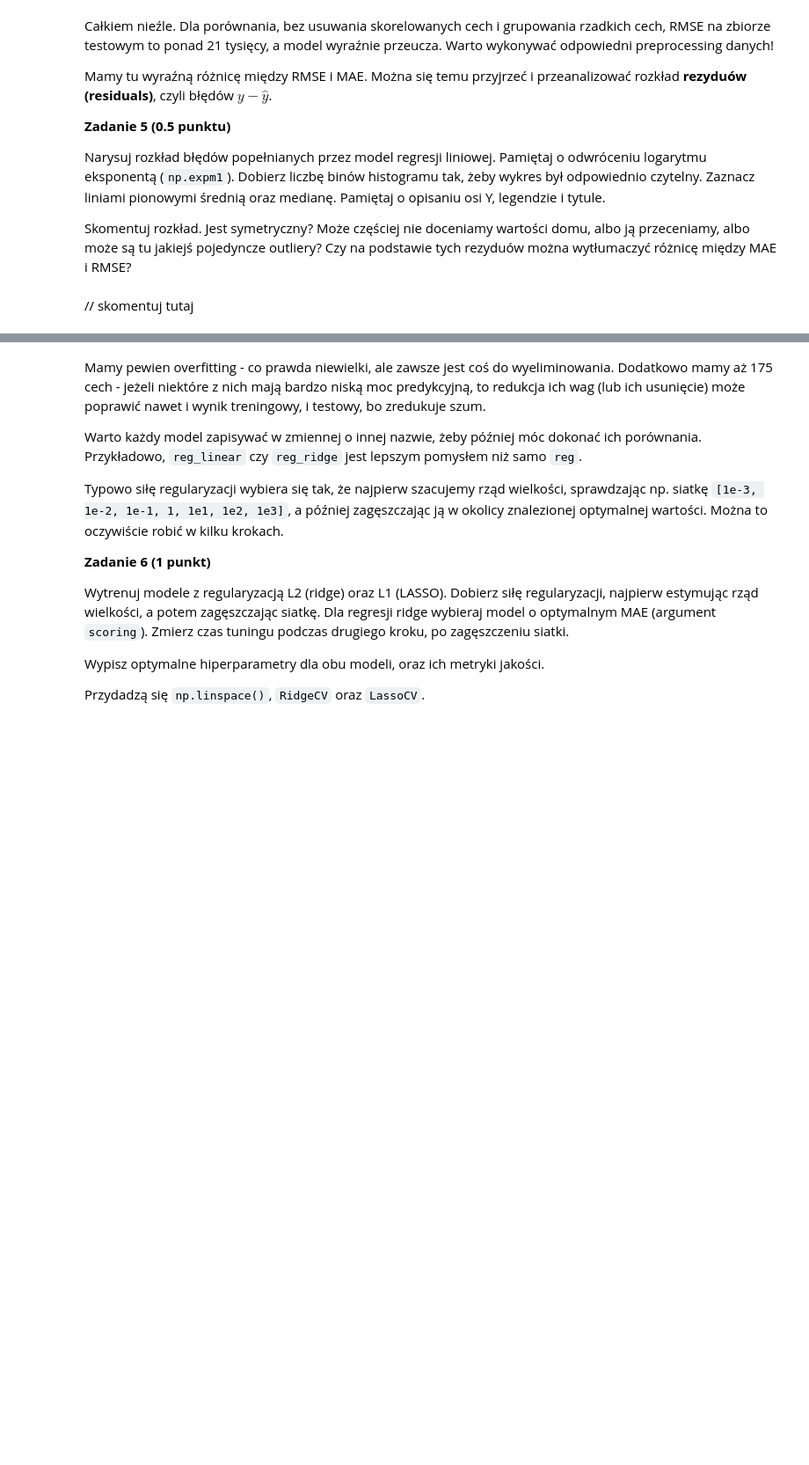
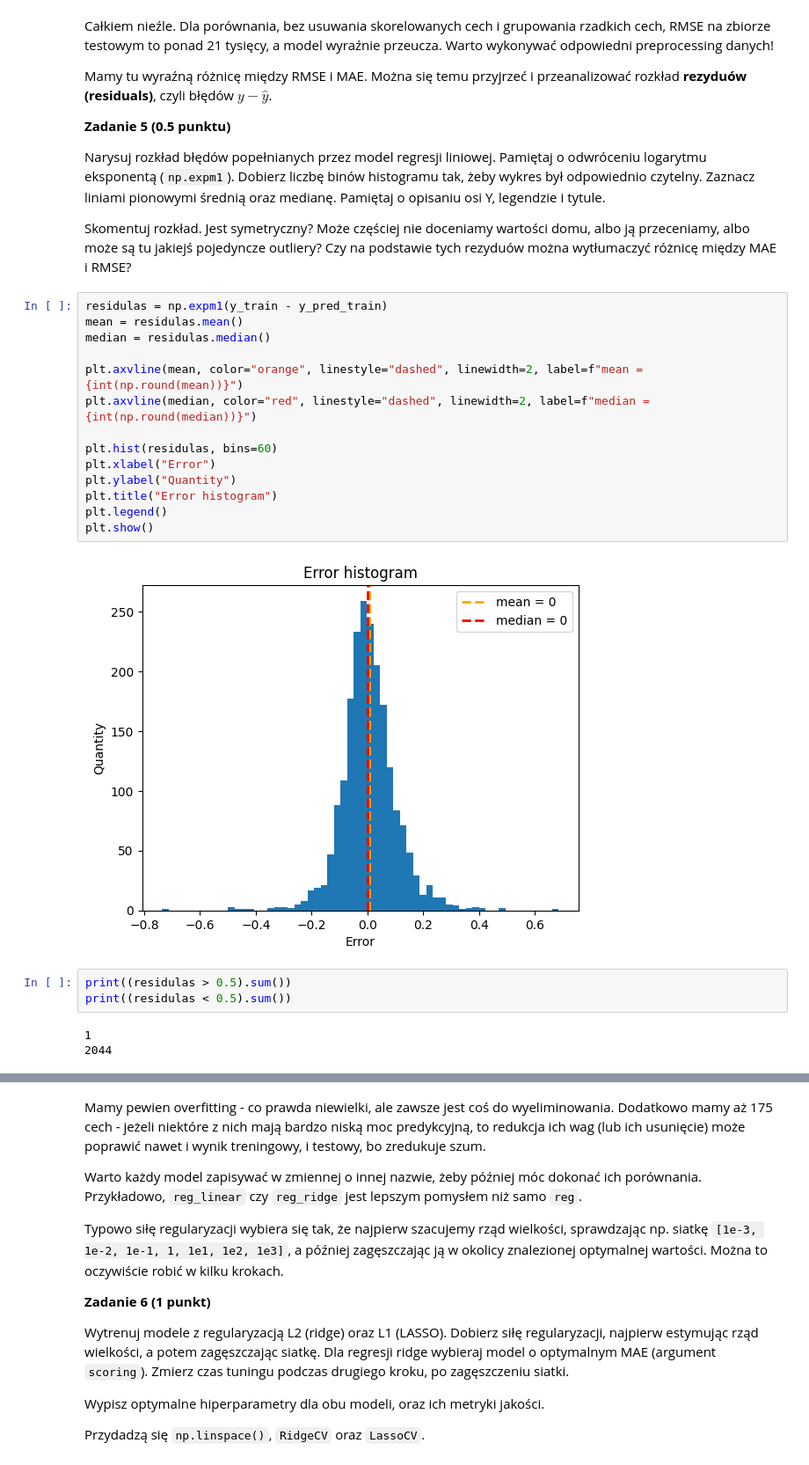
Before and after one commit to mpodmokly/podstawy-uczenia-maszynowego-24-25, a Jupyter notebook: lab1/notebook.ipynb, the cells around one changed output, grey strips where cells are left out. Shown at 88% size. Cells and saved outputs as stored; diff of their text form; blank space fills up the shorter version.

```diff
--- a/lab1/notebook.ipynb
+++ b/lab1/notebook.ipynb
@@ -503,5 +506,25 @@ Mamy tu wyraźną różnicę między RMSE i MAE. Można się temu przyjrzeć i p
 Narysuj rozkład błędów popełnianych przez model regresji liniowej. Pamiętaj o odwróceniu logarytmu eksponentą (`np.expm1`). Dobierz liczbę binów histogramu tak, żeby wykres był odpowiednio czytelny. Zaznacz liniami pionowymi średnią oraz medianę. Pamiętaj o opisaniu osi Y, legendzie i tytule.
 
 Skomentuj rozkład. Jest symetryczny? Może częściej nie doceniamy wartości domu, albo ją przeceniamy, albo może są tu jakiejś pojedyncze outliery? Czy na podstawie tych rezyduów można wytłumaczyć różnicę między MAE i RMSE?
-# %% [markdown]
-// skomentuj tutaj
+# %%
+residulas = np.expm1(y_train - y_pred_train)
+mean = residulas.mean()
+median = residulas.median()
+
+plt.axvline(mean, color="orange", linestyle="dashed", linewidth=2, label=f"mean = {int(np.round(mean))}")
+plt.axvline(median, color="red", linestyle="dashed", linewidth=2, label=f"median = {int(np.round(median))}")
+
+plt.hist(residulas, bins=60)
+plt.xlabel("Error")
+plt.ylabel("Quantity")
+plt.title("Error histogram")
+plt.legend()
+plt.show()
+# %% [output]
+[figure, added]
+# %%
+print((residulas > 0.5).sum())
+print((residulas < 0.5).sum())
+# %% [output]
+1
+2044
```
Also changed, not shown: parts of 2 cells of this notebook.
